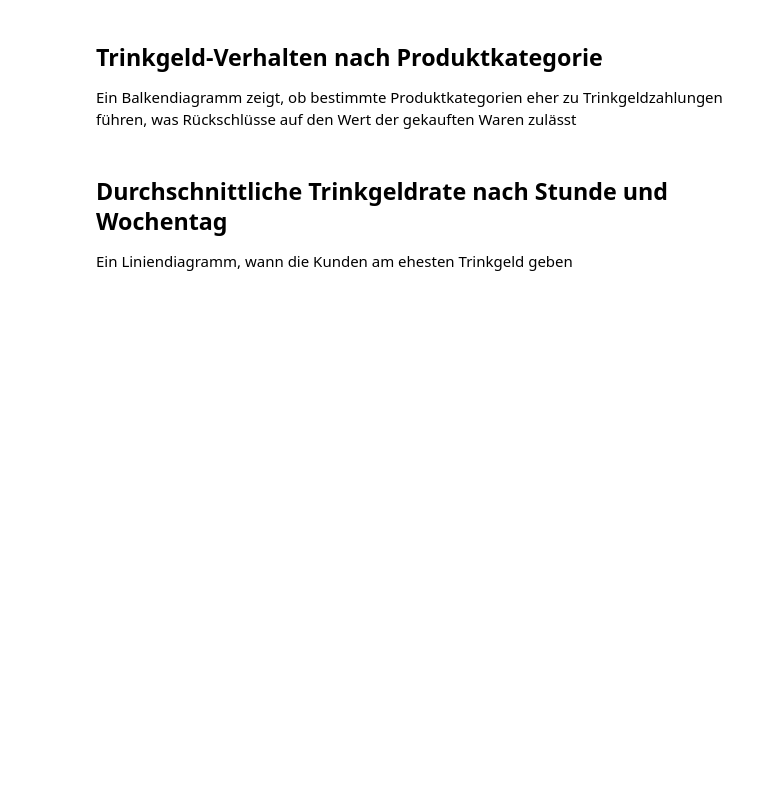
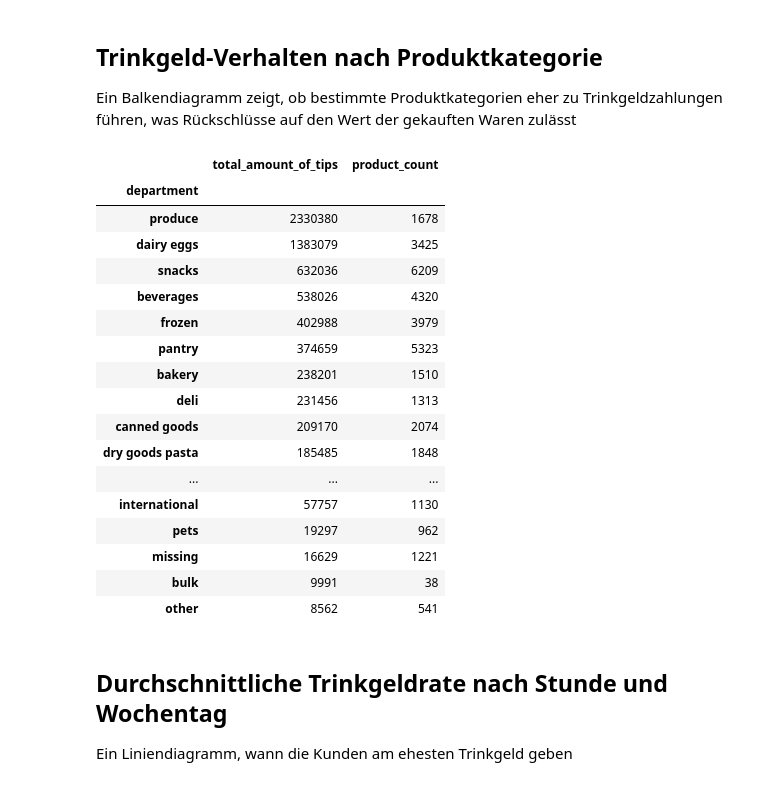
Before and after one commit to Fxvdi/dabi1-project, a Jupyter notebook: EDA_Marketing_Disposition-Achim/EDA für Disposition.ipynb, the cells around one changed output. Cells and saved outputs as stored; diff of their text form; code cells hidden in the pictures; blank space fills up the shorter version.

```diff
--- a/EDA_Marketing_Disposition-Achim/EDA für Disposition.ipynb
+++ b/EDA_Marketing_Disposition-Achim/EDA für Disposition.ipynb
@@ -70,6 +160,40 @@ fig = px.bar(
     barmode='group'
 )
 fig.show()
+# %%
+# 1. Summiere die Tipps pro Department
+tips_per_department = orders_with_tips.groupby("department")["tip"].sum()
+
+# 2. Zähle die Anzahl der Produkte pro Department
+products_per_department = df_master.groupby("department")["product_id"].nunique()
+
+# 3. Kombiniere beide Ergebnisse in einen DataFrame
+department_summary = pd.DataFrame({
+    "total_amount_of_tips": tips_per_department,
+    "product_count": products_per_department
+}).sort_values(by=["total_amount_of_tips", "product_count"], ascending=[False, False])
+
+# Zeige die Ergebnisse
+department_summary
+# %% [output]
+|  | total_amount_of_tips | product_count |
+| department |  |  |
+| produce | 2330380 | 1678 |
+| dairy eggs | 1383079 | 3425 |
+| snacks | 632036 | 6209 |
+| beverages | 538026 | 4320 |
+| frozen | 402988 | 3979 |
+| pantry | 374659 | 5323 |
+| bakery | 238201 | 1510 |
+| deli | 231456 | 1313 |
+| canned goods | 209170 | 2074 |
+| dry goods pasta | 185485 | 1848 |
+| ... | ... | ... |
+| international | 57757 | 1130 |
+| pets | 19297 | 962 |
+| missing | 16629 | 1221 |
+| bulk | 9991 | 38 |
+| other | 8562 | 541 |
 # %% [markdown]
 ## Durchschnittliche Trinkgeldrate nach Stunde und Wochentag
 Ein Liniendiagramm, wann die Kunden am ehesten Trinkgeld geben
```
Also changed, not shown: parts of 12 cells of this notebook, 1 other file.
